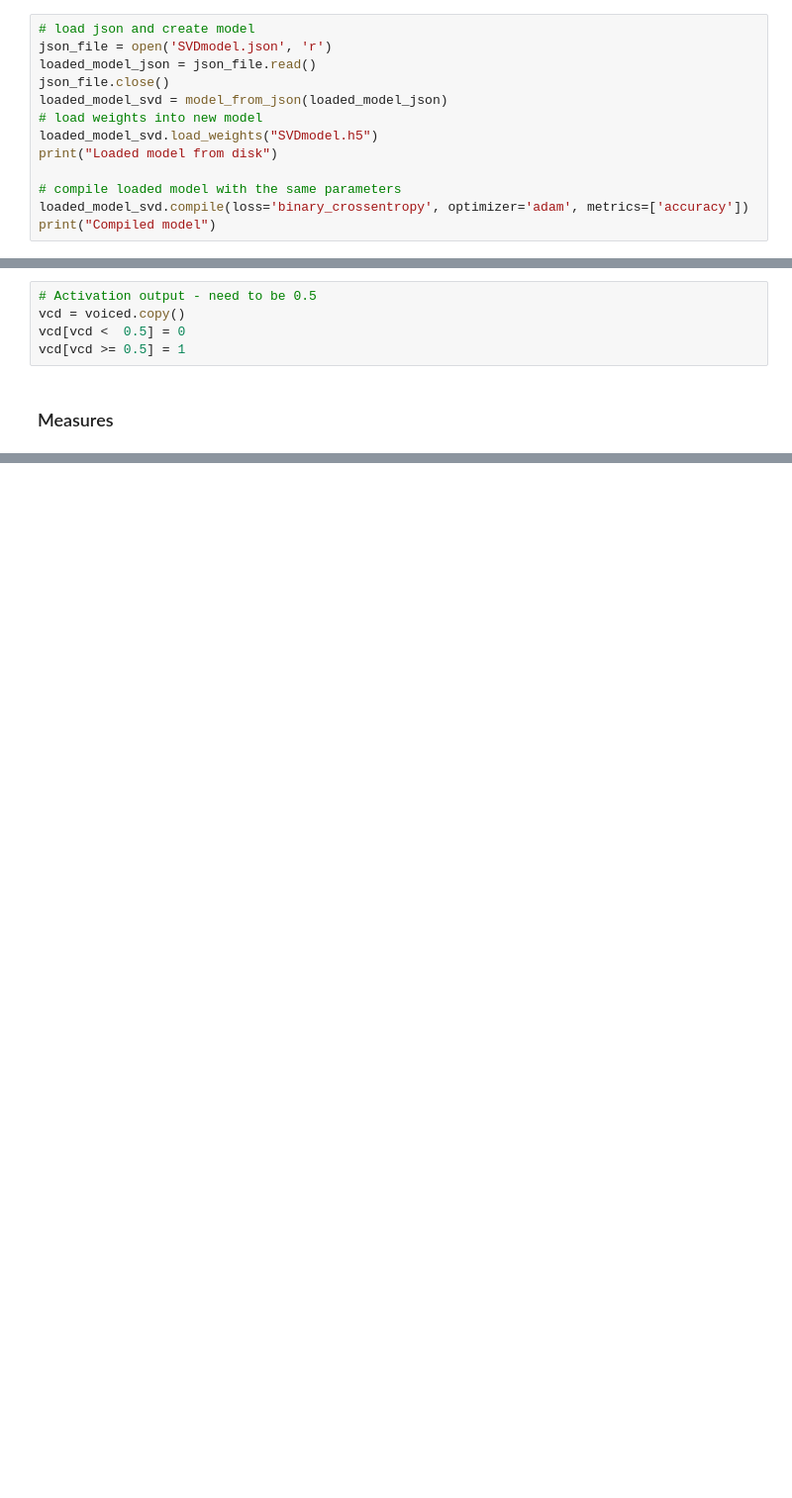
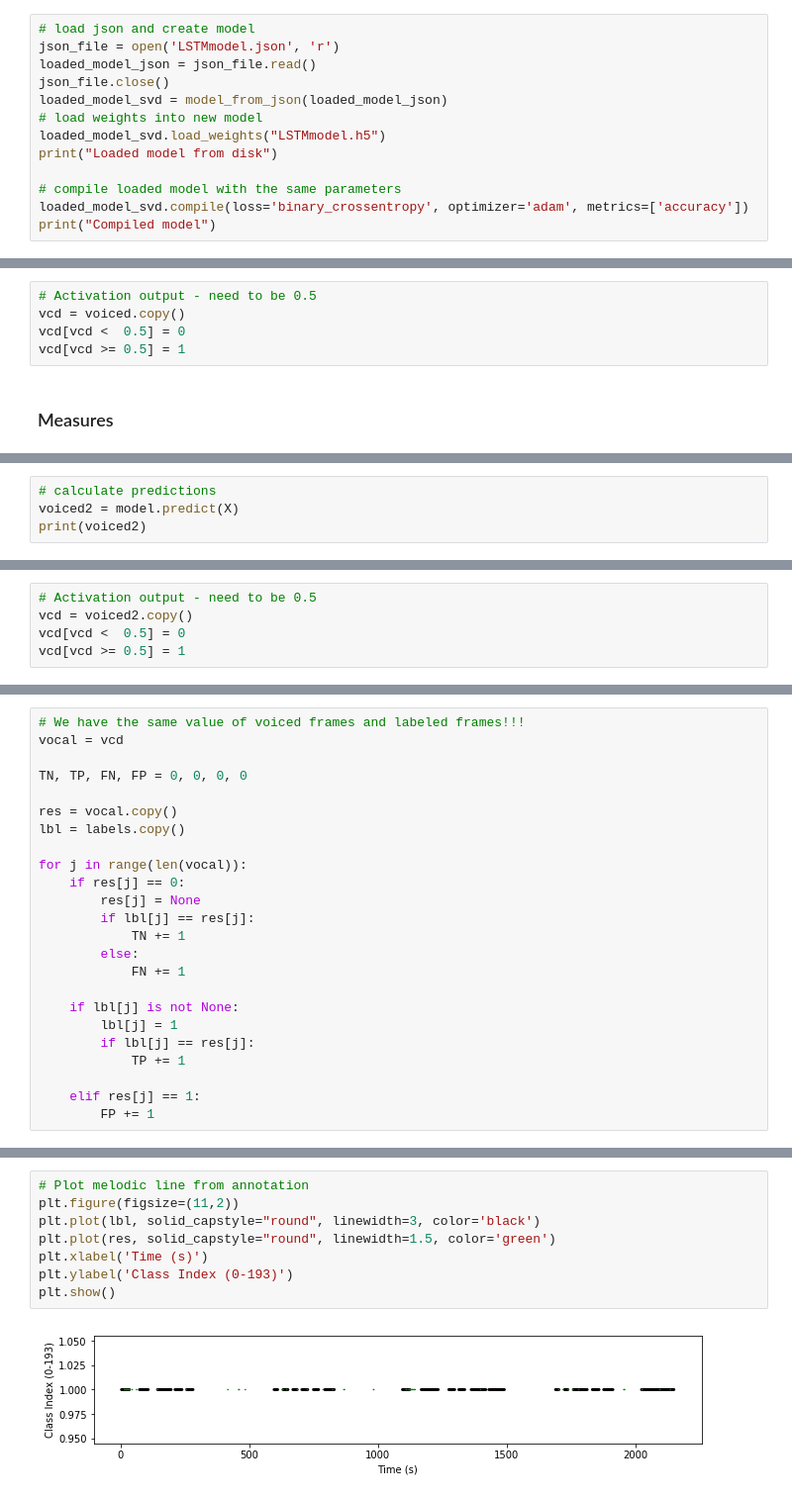
Before and after one commit to shayenne/IAmelodyDNN, a Jupyter notebook: Making Predictions.ipynb, the cells around one changed output, grey strips where cells are left out. Shown: that part at 99% size. Saved outputs shown, nothing was run; the diff lists cells and outputs as text; blank space fills up the shorter version.

```diff
--- a/Making Predictions.ipynb
+++ b/Making Predictions.ipynb
@@ -131,12 +210,12 @@ Raw Pitch Accuracy: 0.80622009569378
 ### SVDMODEL
 # %%
 # load json and create model
-json_file = open('SVDmodel.json', 'r')
+json_file = open('LSTMmodel.json', 'r')
 loaded_model_json = json_file.read()
 json_file.close()
 loaded_model_svd = model_from_json(loaded_model_json)
 # load weights into new model
-loaded_model_svd.load_weights("SVDmodel.h5")
+loaded_model_svd.load_weights("LSTMmodel.h5")
 print("Loaded model from disk")
 
 # compile loaded model with the same parameters
@@ -242,0 +362,4 @@ plt.show()
+# %%
+# calculate predictions
+voiced2 = model.predict(X)
+print(voiced2)
@@ -242,0 +374,5 @@ plt.show()
+# %%
+# Activation output - need to be 0.5
+vcd = voiced2.copy()
+vcd[vcd <  0.5] = 0
+vcd[vcd >= 0.5] = 1
@@ -242,0 +381,24 @@ plt.show()
+# %%
+# We have the same value of voiced frames and labeled frames!!!
+vocal = vcd
+
+TN, TP, FN, FP = 0, 0, 0, 0
+
+res = vocal.copy()
+lbl = labels.copy()
+
+for j in range(len(vocal)):
+    if res[j] == 0:
+        res[j] = None
+        if lbl[j] == res[j]:
+            TN += 1
+        else:
+            FN += 1
+
+    if lbl[j] is not None:
+        lbl[j] = 1
+        if lbl[j] == res[j]:
+            TP += 1
+
+    elif res[j] == 1:
+        FP += 1
@@ -242,0 +415,10 @@ plt.show()
+# %%
+# Plot melodic line from annotation
+plt.figure(figsize=(11,2))
+plt.plot(lbl, solid_capstyle="round", linewidth=3, color='black')
+plt.plot(res, solid_capstyle="round", linewidth=1.5, color='green')
+plt.xlabel('Time (s)')
+plt.ylabel('Class Index (0-193)')
+plt.show()
+# %% [output]
+[figure, added]
```
Also changed, not shown: parts of 24 cells of this notebook.
